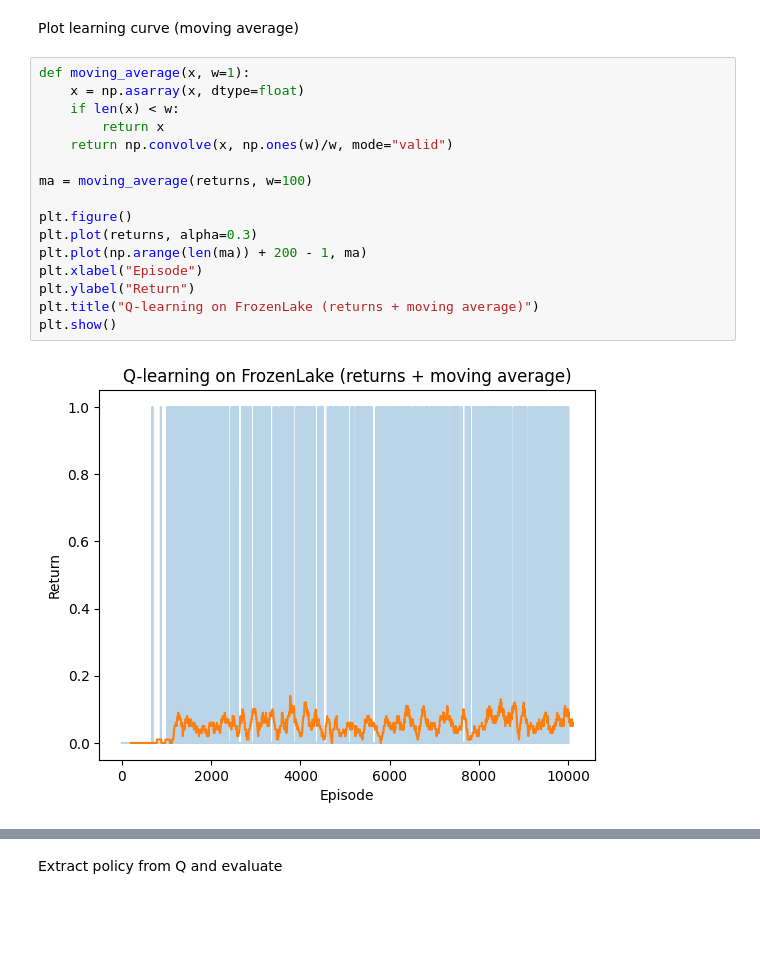
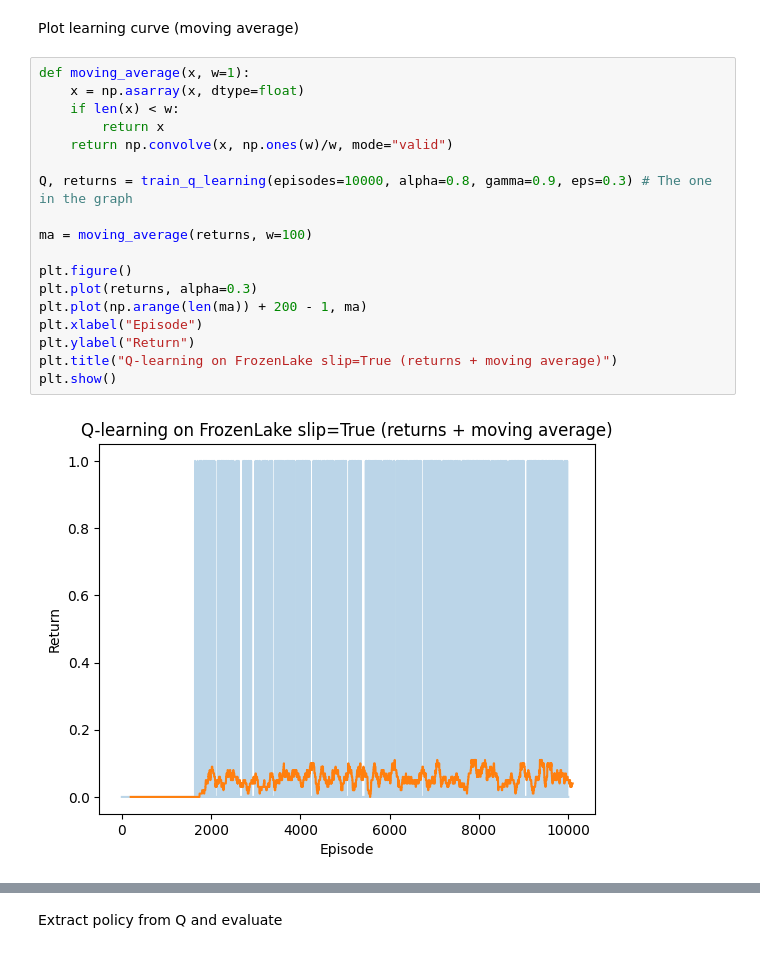
Before and after one commit to DavidAkerlind/AI_M1_RL_Lab_1_2, a Jupyter notebook: AI1_M1_RL2_Lab2.ipynb, the cells around one changed output, grey strips where cells are left out. Drawn from its saved outputs; the diff is of its cells as text; blank space fills up the shorter version.

```diff
--- a/AI1_M1_RL2_Lab2.ipynb
+++ b/AI1_M1_RL2_Lab2.ipynb
@@ -482,18 +480,20 @@ Plot learning curve (moving average)
 # %%
 def moving_average(x, w=1):
     x = np.asarray(x, dtype=float)
     if len(x) < w:
         return x
     return np.convolve(x, np.ones(w)/w, mode="valid")
+
+Q, returns = train_q_learning(episodes=10000, alpha=0.8, gamma=0.9, eps=0.3) # The one in the graph
 
 ma = moving_average(returns, w=100)
 
 plt.figure()
 plt.plot(returns, alpha=0.3)
 plt.plot(np.arange(len(ma)) + 200 - 1, ma)
 plt.xlabel("Episode")
 plt.ylabel("Return")
-plt.title("Q-learning on FrozenLake (returns + moving average)")
+plt.title("Q-learning on FrozenLake slip=True (returns + moving average)")
 plt.show()
 # %% [output]
-[figure, old version]
+[figure, new version]
```
Also changed, not shown: parts of 4 cells of this notebook, 1 other file.
